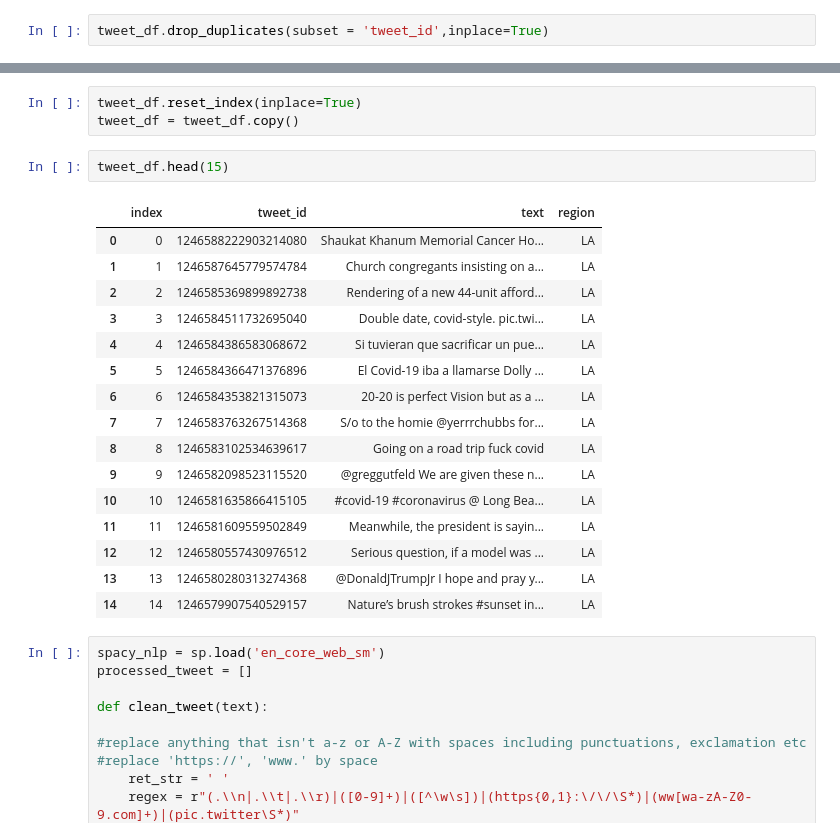
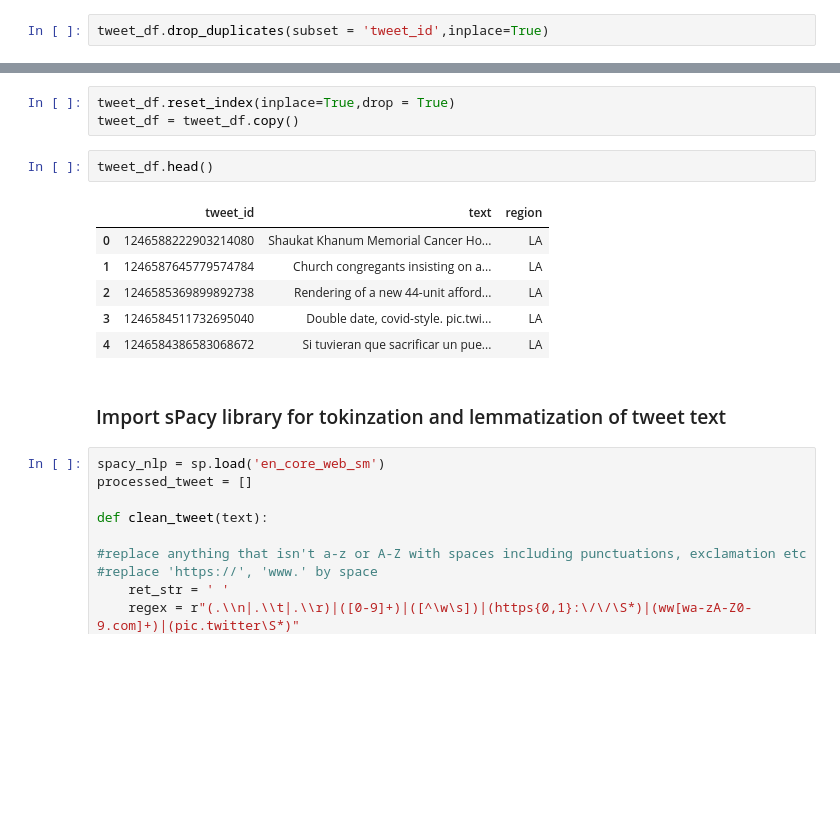
Before and after one commit to JonathanC4/COVID_19_map, a Jupyter notebook: notebook/tweet_sentiment_loc.ipynb, the cells around one changed output, grey strips where cells are left out. Saved outputs shown, nothing was run; the diff lists cells and outputs as text; blank space fills up the shorter version.

Commit message:
final pass at model building

```diff
--- a/notebook/tweet_sentiment_loc.ipynb
+++ b/notebook/tweet_sentiment_loc.ipynb
@@ -122,27 +144,19 @@ text        0
 region      0
 dtype: int64
 # %%
-tweet_df.reset_index(inplace=True)
+tweet_df.reset_index(inplace=True,drop = True)
 tweet_df = tweet_df.copy()
 # %%
-tweet_df.head(15)
+tweet_df.head()
 # %% [output]
-|  | index | tweet_id | text | region |
-| 0 | 0 | 1246588222903214080 | Shaukat Khanum Memorial Cancer Ho... | LA |
-| 1 | 1 | 1246587645779574784 | Church congregants insisting on a... | LA |
-| 2 | 2 | 1246585369899892738 | Rendering of a new 44-unit afford... | LA |
-| 3 | 3 | 1246584511732695040 | Double date, covid-style. pic.twi... | LA |
-| 4 | 4 | 1246584386583068672 | Si tuvieran que sacrificar un pue... | LA |
-| 5 | 5 | 1246584366471376896 | El Covid-19 iba a llamarse Dolly ... | LA |
-| 6 | 6 | 1246584353821315073 | 20-20 is perfect Vision but as a ... | LA |
-| 7 | 7 | 1246583763267514368 | S/o to the homie @yerrrchubbs for... | LA |
-| 8 | 8 | 1246583102534639617 | Going on a road trip fuck covid | LA |
-| 9 | 9 | 1246582098523115520 | @greggutfeld We are given these n... | LA |
-| 10 | 10 | 1246581635866415105 | #covid-19 #coronavirus @ Long Bea... | LA |
-| 11 | 11 | 1246581609559502849 | Meanwhile, the president is sayin... | LA |
-| 12 | 12 | 1246580557430976512 | Serious question, if a model was ... | LA |
-| 13 | 13 | 1246580280313274368 | @DonaldJTrumpJr I hope and pray y... | LA |
-| 14 | 14 | 1246579907540529157 | Nature’s brush strokes #sunset in... | LA |
+|  | tweet_id | text | region |
+| 0 | 1246588222903214080 | Shaukat Khanum Memorial Cancer Ho... | LA |
+| 1 | 1246587645779574784 | Church congregants insisting on a... | LA |
+| 2 | 1246585369899892738 | Rendering of a new 44-unit afford... | LA |
+| 3 | 1246584511732695040 | Double date, covid-style. pic.twi... | LA |
+| 4 | 1246584386583068672 | Si tuvieran que sacrificar un pue... | LA |
+# %% [markdown]
+### Import sPacy library for tokinzation and lemmatization of tweet text
 # %%
 spacy_nlp = sp.load('en_core_web_sm')
 processed_tweet = []
```
Also changed, not shown: parts of 43 cells of this notebook, 1 other file.
